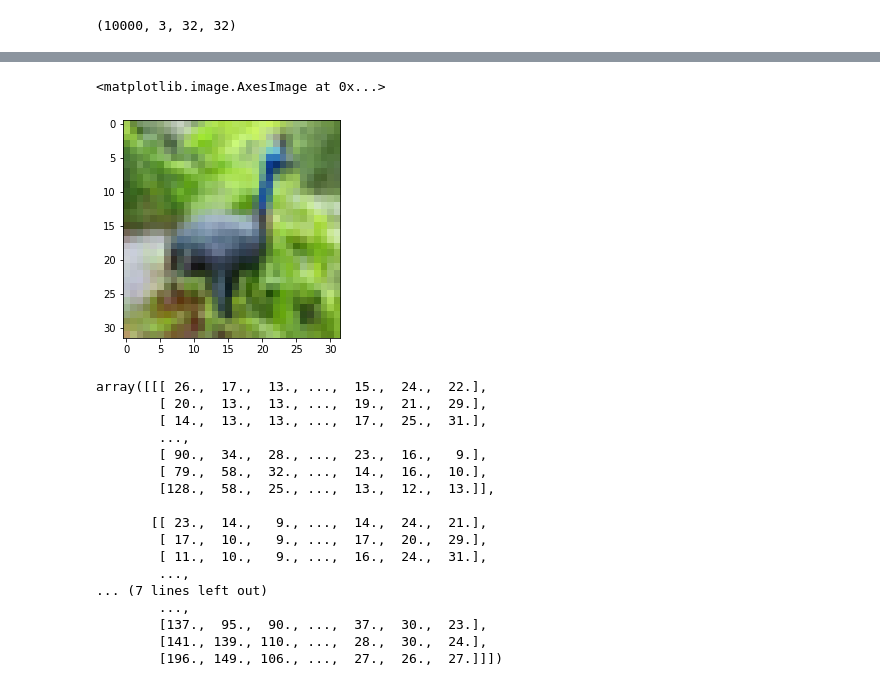
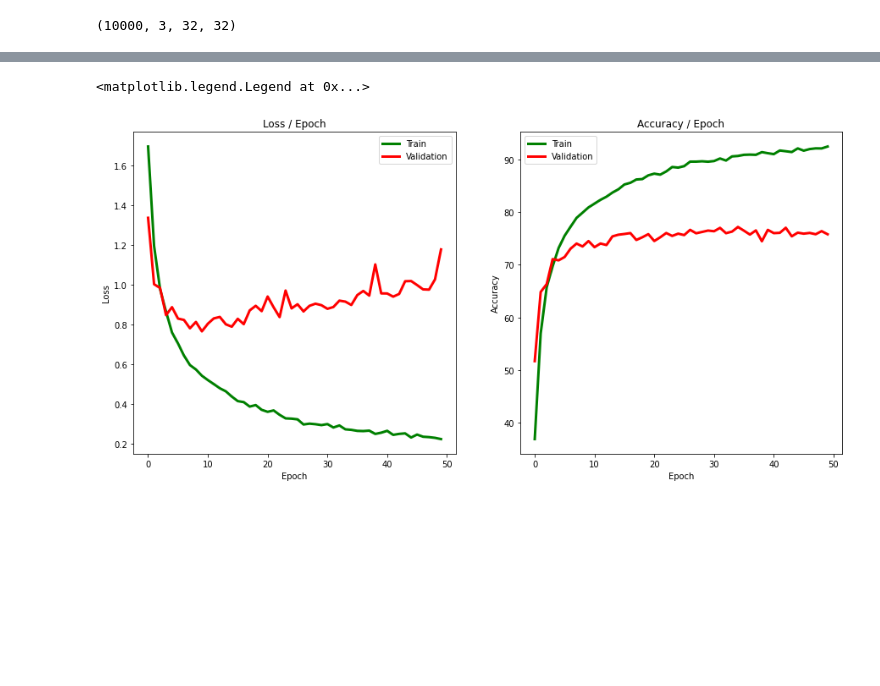
Before and after one commit to ahmadsalimi/DeepLearningIntro, a Jupyter notebook: CNN/CIFAR10.ipynb, the cells around one changed output, grey strips where cells are left out. Saved outputs shown, nothing was run; the diff lists cells and outputs as text; code cells hidden in the pictures; blank space fills up the shorter version.

Commit message:
train data and plot loss and accuracy. it's overfitting

```diff
--- a/CNN/CIFAR10.ipynb
+++ b/CNN/CIFAR10.ipynb
@@ -73,7 +73,7 @@ class Cifar10Classifier(torch.nn.Module):
             # reshape placeholder
             if len(batch_indices) != len(self.batch_x_placeholder):
                 self.batch_x_placeholder.resize_([len(batch_indices), 3, 32, 32])
-                self.batch_y_placeholder.resize_([len(batch_indices), 1])
+                self.batch_y_placeholder.resize_([len(batch_indices)])
 
             self.batch_x_placeholder.copy_(torch.Tensor(X_train[batch_indices, :, :, :]))
             self.batch_y_placeholder.copy_(torch.Tensor(y_train[batch_indices].astype(int)))
@@ -111,7 +111,7 @@ class Cifar10Classifier(torch.nn.Module):
                 # reshape placeholder
                 if len(batch_indices) != len(self.batch_x_placeholder):
                     self.batch_x_placeholder.resize_([len(batch_indices), 3, 32, 32])
-                    self.batch_y_placeholder.resize_([len(batch_indices), 1])
+                    self.batch_y_placeholder.resize_([len(batch_indices)])
 
                 self.batch_x_placeholder.copy_(torch.Tensor(X[batch_indices]))
                 self.batch_y_placeholder.copy_(torch.Tensor(y[batch_indices].astype(int)))
@@ -179,3 +175,6 @@ X_test = np.transpose(X_test, axes=(0, 3, 1, 2))
 X_test.shape
 # %% [output]
 (10000, 3, 32, 32)
+# %%
+y_train = y_train.reshape((50000,))
+y_train.shape
@@ -195,25 +214,31 @@ KeyboardInterrupt: ignored
-# %%
-plt.imshow(X_train[6].astype(int))
-# %% [output]
-<matplotlib.image.AxesImage at 0x...>
-[figure, removed]
-# %%
-X[0]
-# %% [output]
-array([[[ 26.,  17.,  13., ...,  15.,  24.,  22.],
-        [ 20.,  13.,  13., ...,  19.,  21.,  29.],
-        [ 14.,  13.,  13., ...,  17.,  25.,  31.],
-        ...,
-        [ 90.,  34.,  28., ...,  23.,  16.,   9.],
-        [ 79.,  58.,  32., ...,  14.,  16.,  10.],
-        [128.,  58.,  25., ...,  13.,  12.,  13.]],
-
-       [[ 23.,  14.,   9., ...,  14.,  24.,  21.],
-        [ 17.,  10.,   9., ...,  17.,  20.,  29.],
-        [ 11.,  10.,   9., ...,  16.,  24.,  31.],
-        ...,
-... (7 lines left out)
-        ...,
-        [137.,  95.,  90., ...,  37.,  30.,  23.],
-        [141., 139., 110., ...,  28.,  30.,  24.],
-        [196., 149., 106., ...,  27.,  26.,  27.]]])
+# %%
+fig = plt.figure(figsize=(15, 7))
+
+# loss
+ax = fig.add_subplot(121)
+ax.set_title('Loss / Epoch')
+ax.set_ylabel('Loss')
+ax.set_xlabel('Epoch')
+ax.set_aspect('auto')
+
+plt.plot(train_loss, label='Train', color='green', linewidth=3)
+plt.plot(val_loss, label='Validation', color='red', linewidth=3)
+
+
+plt.legend()
+
+# acc
+ax = fig.add_subplot(122)
+ax.set_title('Accuracy / Epoch')
+ax.set_ylabel('Accuracy')
+ax.set_xlabel('Epoch')
+ax.set_aspect('auto')
+
+plt.plot(train_acc, label='Train', color='green', linewidth=3)
+plt.plot(val_acc, label='Validation', color='red', linewidth=3)
+
+
+plt.legend()
+# %% [output]
+<matplotlib.legend.Legend at 0x...>
+[figure, added]
```
Also changed, not shown: parts of 7 cells of this notebook.
